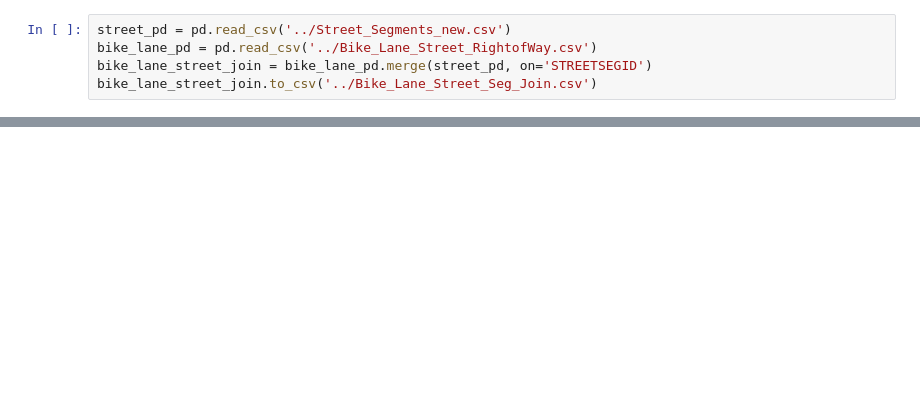
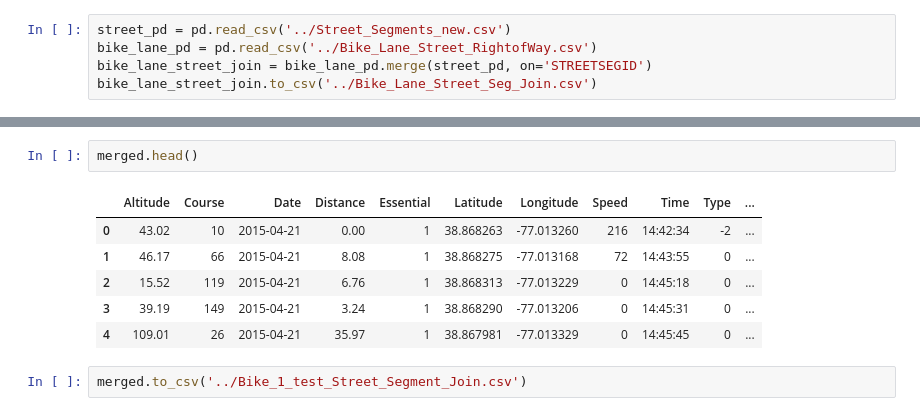
Before and after one commit to KiranJavkar/Cycling_Safety, a Jupyter notebook: python/Cycling_Safety_init_setup.ipynb, the cells around one changed output, grey strips where cells are left out. Saved outputs shown, nothing was run; the diff lists cells and outputs as text; blank space fills up the shorter version.

```diff
--- a/python/Cycling_Safety_init_setup.ipynb
+++ b/python/Cycling_Safety_init_setup.ipynb
@@ -746,0 +699,11 @@ bike_lane_street_join.to_csv('../Bike_Lane_Street_Seg_Join.csv')
+# %%
+merged.head()
+# %% [output]
+|  | Altitude | Course | Date | Distance | Essential | Latitude | Longitude | Speed | Time | Type | ... |
+| 0 | 43.02 | 10 | 2015-04-21 | 0.00 | 1 | 38.868263 | -77.013260 | 216 | 14:42:34 | -2 | ... |
+| 1 | 46.17 | 66 | 2015-04-21 | 8.08 | 1 | 38.868275 | -77.013168 | 72 | 14:43:55 | 0 | ... |
+| 2 | 15.52 | 119 | 2015-04-21 | 6.76 | 1 | 38.868313 | -77.013229 | 0 | 14:45:18 | 0 | ... |
+| 3 | 39.19 | 149 | 2015-04-21 | 3.24 | 1 | 38.868290 | -77.013206 | 0 | 14:45:31 | 0 | ... |
+| 4 | 109.01 | 26 | 2015-04-21 | 35.97 | 1 | 38.867981 | -77.013329 | 0 | 14:45:45 | 0 | ... |
+# %%
+merged.to_csv('../Bike_1_test_Street_Segment_Join.csv')
```
Also changed, not shown: parts of 17 cells of this notebook.
